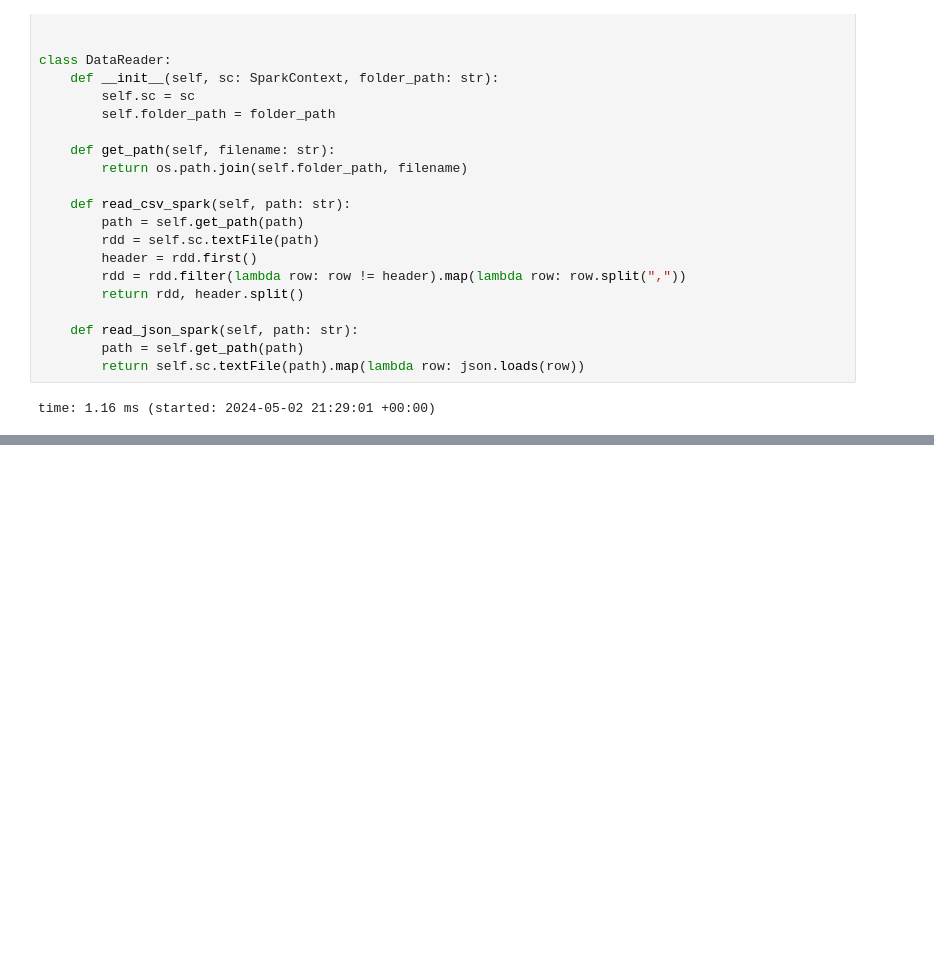
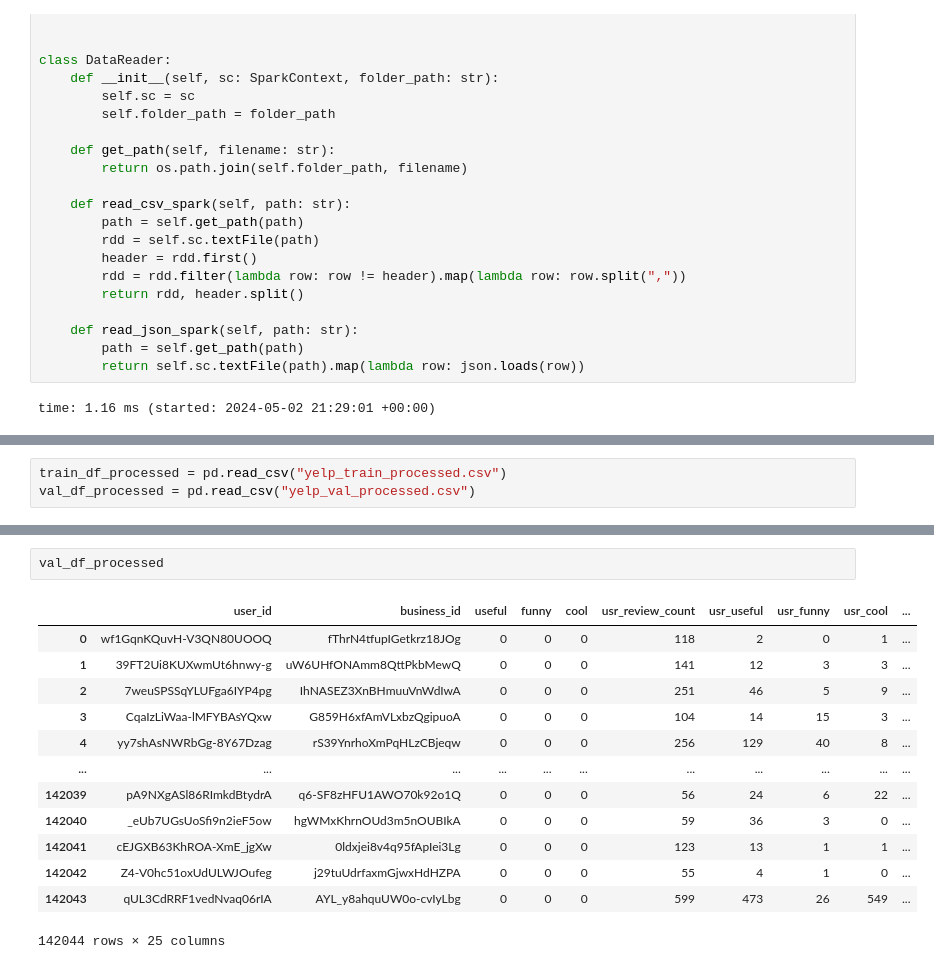
Before and after one commit to KayvanShah1/usc-dsci553-data-mining-sp24, a Jupyter notebook: competition/notebooks/competition.ipynb, the cells around one changed output, grey strips where cells are left out. Drawn from its saved outputs; the diff is of its cells as text; blank space fills up the shorter version.

```diff
--- a/competition/notebooks/competition.ipynb
+++ b/competition/notebooks/competition.ipynb
@@ -546,0 +616,3 @@ time: 7.18 s (started: 2024-05-03 00:27:25 +00:00)
+# %%
+train_df_processed = pd.read_csv("yelp_train_processed.csv")
+val_df_processed = pd.read_csv("yelp_val_processed.csv")
@@ -546,0 +621,16 @@ time: 7.18 s (started: 2024-05-03 00:27:25 +00:00)
+# %%
+val_df_processed
+# %% [output]
+|  | user_id | business_id | useful | funny | cool | usr_review_count | usr_useful | usr_funny | usr_cool | ... |
+| 0 | wf1GqnKQuvH-V3QN80UOOQ | fThrN4tfupIGetkrz18JOg | 0 | 0 | 0 | 118 | 2 | 0 | 1 | ... |
+| 1 | 39FT2Ui8KUXwmUt6hnwy-g | uW6UHfONAmm8QttPkbMewQ | 0 | 0 | 0 | 141 | 12 | 3 | 3 | ... |
+| 2 | 7weuSPSSqYLUFga6IYP4pg | IhNASEZ3XnBHmuuVnWdIwA | 0 | 0 | 0 | 251 | 46 | 5 | 9 | ... |
+| 3 | CqaIzLiWaa-lMFYBAsYQxw | G859H6xfAmVLxbzQgipuoA | 0 | 0 | 0 | 104 | 14 | 15 | 3 | ... |
+| 4 | yy7shAsNWRbGg-8Y67Dzag | rS39YnrhoXmPqHLzCBjeqw | 0 | 0 | 0 | 256 | 129 | 40 | 8 | ... |
+| ... | ... | ... | ... | ... | ... | ... | ... | ... | ... | ... |
+| 142039 | pA9NXgASl86RImkdBtydrA | q6-SF8zHFU1AWO70k92o1Q | 0 | 0 | 0 | 56 | 24 | 6 | 22 | ... |
+| 142040 | _eUb7UGsUoSfi9n2ieF5ow | hgWMxKhrnOUd3m5nOUBIkA | 0 | 0 | 0 | 59 | 36 | 3 | 0 | ... |
+| 142041 | cEJGXB63KhROA-XmE_jgXw | 0ldxjei8v4q95fApIei3Lg | 0 | 0 | 0 | 123 | 13 | 1 | 1 | ... |
+| 142042 | Z4-V0hc51oxUdULWJOufeg | j29tuUdrfaxmGjwxHdHZPA | 0 | 0 | 0 | 55 | 4 | 1 | 0 | ... |
+| 142043 | qUL3CdRRF1vedNvaq06rIA | AYL_y8ahquUW0o-cvIyLbg | 0 | 0 | 0 | 599 | 473 | 26 | 549 | ... |
+142044 rows × 25 columns
```
Also changed, not shown: parts of 23 cells of this notebook.
